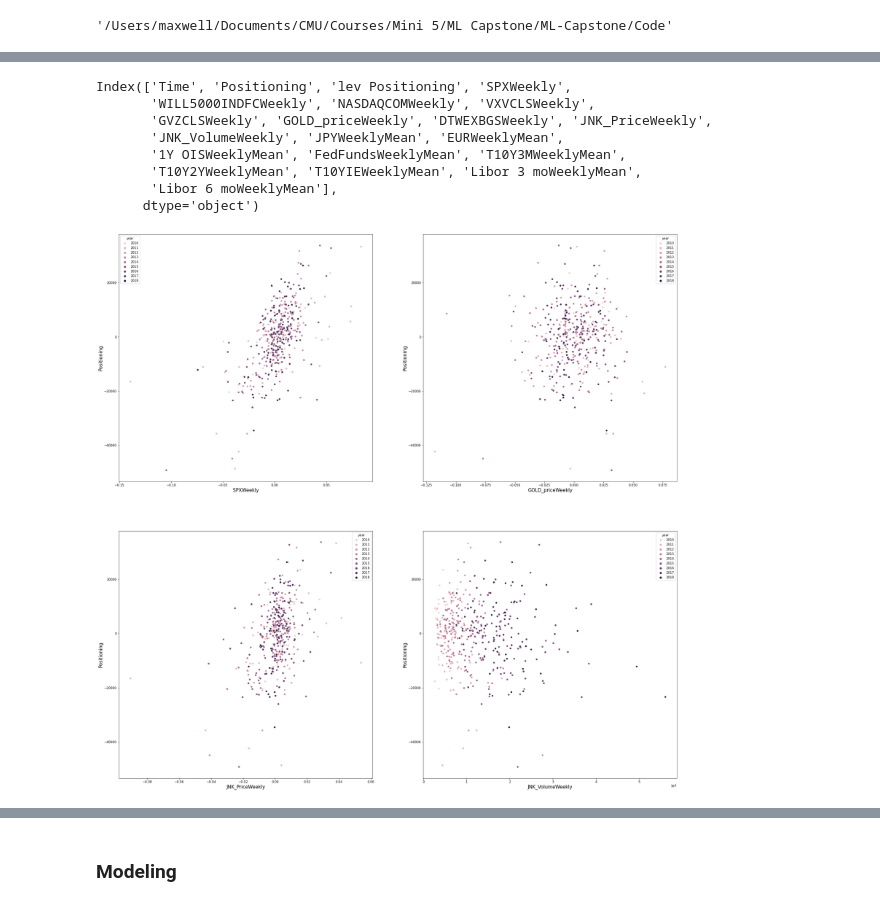
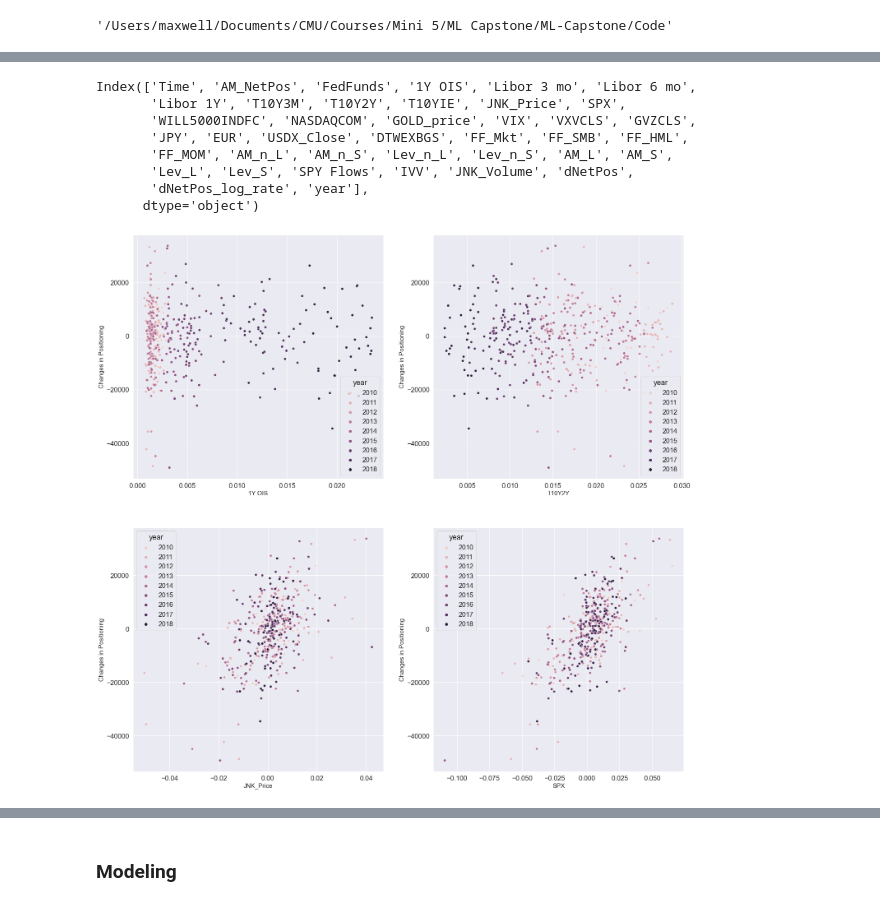
Before and after one commit to sdlwdh/ML-Capstone, a Jupyter notebook: Code/Modeling.ipynb, the cells around one changed output, grey strips where cells are left out. Saved outputs shown, nothing was run; the diff lists cells and outputs as text; code cells hidden in the pictures.

```diff
--- a/Code/Modeling.ipynb
+++ b/Code/Modeling.ipynb
@@ -78,0 +47,3 @@ for rm in roll_mean:
+# %%
+data.drop(['Signal', 'Lev_NetPos', 'Flag'], axis = 1, inplace = True)
+test_data.drop(['Signal', 'Lev_NetPos', 'Flag'], axis = 1, inplace = True)
@@ -79,3 +52,11 @@ for rm in roll_mean:
+# %%
+data['dNetPos'] = data['AM_NetPos'].diff()
+test_data['dNetPos'] = test_data['AM_NetPos'].diff()
+data['dNetPos_log_rate'] = np.log(data['AM_NetPos']).diff()
+test_data['dNetPos_log_rate'] = np.log(test_data['AM_NetPos']).diff()
+# %%
+data = data.dropna().reset_index(drop = True)
+test_data = test_data.dropna().reset_index(drop = True)
 # %%
 data.columns
 # %% [output]
@@ -122,11 +87,13 @@ test_weekly_data = test_weekly_data.dropna().reset_index(drop = True)
+# %%
+data['year'] = pd.DatetimeIndex(data['Time']).year
 # %%
-weekly_data.columns
+data.columns
 # %% [output]
-Index(['Time', 'Positioning', 'lev Positioning', 'SPXWeekly',
-       'WILL5000INDFCWeekly', 'NASDAQCOMWeekly', 'VXVCLSWeekly',
-       'GVZCLSWeekly', 'GOLD_priceWeekly', 'DTWEXBGSWeekly', 'JNK_PriceWeekly',
-       'JNK_VolumeWeekly', 'JPYWeeklyMean', 'EURWeeklyMean',
-       '1Y OISWeeklyMean', 'FedFundsWeeklyMean', 'T10Y3MWeeklyMean',
-       'T10Y2YWeeklyMean', 'T10YIEWeeklyMean', 'Libor 3 moWeeklyMean',
-       'Libor 6 moWeeklyMean'],
+Index(['Time', 'AM_NetPos', 'FedFunds', '1Y OIS', 'Libor 3 mo', 'Libor 6 mo',
+       'Libor 1Y', 'T10Y3M', 'T10Y2Y', 'T10YIE', 'JNK_Price', 'SPX',
+       'WILL5000INDFC', 'NASDAQCOM', 'GOLD_price', 'VIX', 'VXVCLS', 'GVZCLS',
+       'JPY', 'EUR', 'USDX_Close', 'DTWEXBGS', 'FF_Mkt', 'FF_SMB', 'FF_HML',
+       'FF_MOM', 'AM_n_L', 'AM_n_S', 'Lev_n_L', 'Lev_n_S', 'AM_L', 'AM_S',
+       'Lev_L', 'Lev_S', 'SPY Flows', 'IVV', 'JNK_Volume', 'dNetPos',
+       'dNetPos_log_rate', 'year'],
       dtype='object')
@@ -144,10 +100,11 @@ weekly_data['year'] = pd.DatetimeIndex(weekly_data['Time']).year
 # %%
-fig = plt.figure(figsize = (32,32))
+fig = plt.figure(figsize = (24,24))
+sns.set(font_scale = 1.5)
 axs = fig.subplots(2,2)
 picklst = [3, 8, 10, 11]
 for i in range(4):
-    sns.scatterplot(x=weekly_data.iloc[:,picklst[i]], y=weekly_data.iloc[:,1], data=weekly_data, hue="year",legend="full", ax=axs[i//2,i%2])
-    axs[i//2, i%2].set_ylabel(weekly_data.columns[1], fontsize = 15)
-    axs[i//2, i%2].set_xlabel(weekly_data.columns[picklst[i]], fontsize = 15)
+    sns.scatterplot(x=data.iloc[:,picklst[i]], y=data.iloc[:,-3], data=data, hue="year",legend="full", ax=axs[i//2,i%2])
+    axs[i//2, i%2].set_ylabel("Changes in Positioning", fontsize = 15)
+    axs[i//2, i%2].set_xlabel(data.columns[picklst[i]], fontsize = 15)
 # %% [output]
-[figure, old version]
+[figure, new version]
```
Also changed, not shown: parts of 68 cells of this notebook.
